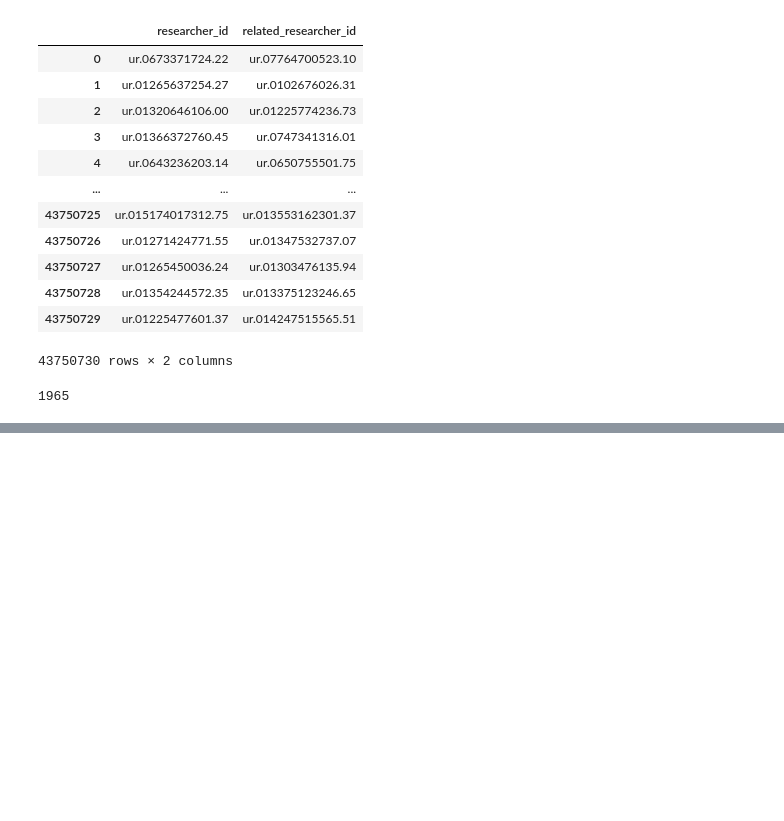
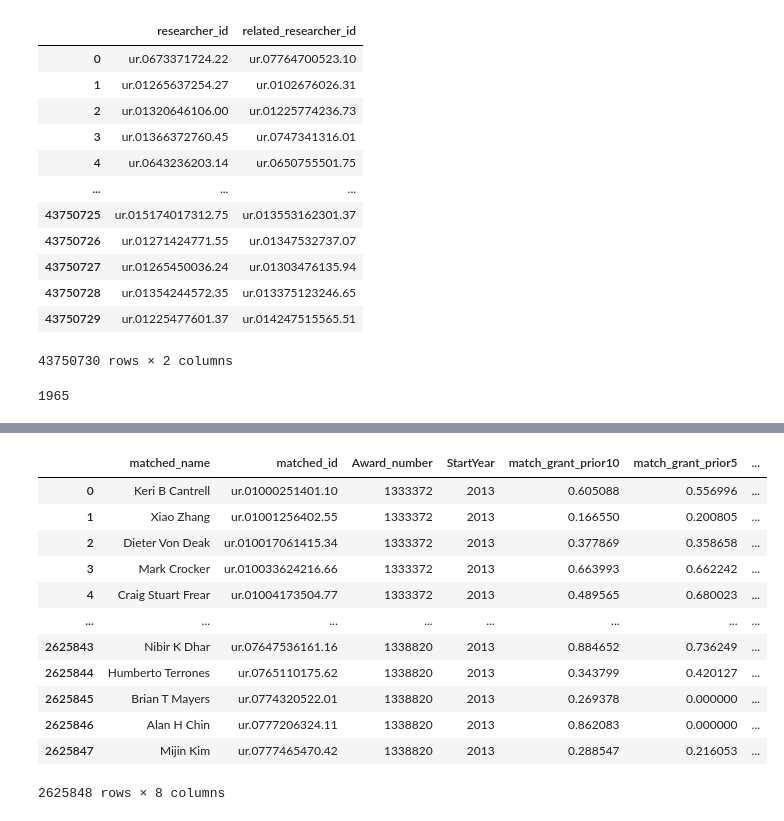
Before and after one commit to sciosci/sloan-lda-bib, a Jupyter notebook: researcher_lda_matching.ipynb, the cells around one changed output, grey strips where cells are left out. Saved outputs shown, nothing was run; the diff lists cells and outputs as text; code cells hidden in the pictures; blank space fills up the shorter version.

```diff
--- a/researcher_lda_matching.ipynb
+++ b/researcher_lda_matching.ipynb
@@ -733,0 +842,16 @@ foa_abstracts[foa_abstracts['PI'] == 'Alexander Miller']
+# %%
+pd.read_csv('./data/matched_foa_d110.csv')
+# %% [output]
+|  | matched_name | matched_id | Award_number | StartYear | match_grant_prior10 | match_grant_prior5 | ... |
+| 0 | Keri B Cantrell | ur.01000251401.10 | 1333372 | 2013 | 0.605088 | 0.556996 | ... |
+| 1 | Xiao Zhang | ur.01001256402.55 | 1333372 | 2013 | 0.166550 | 0.200805 | ... |
+| 2 | Dieter Von Deak | ur.010017061415.34 | 1333372 | 2013 | 0.377869 | 0.358658 | ... |
+| 3 | Mark Crocker | ur.010033624216.66 | 1333372 | 2013 | 0.663993 | 0.662242 | ... |
+| 4 | Craig Stuart Frear | ur.01004173504.77 | 1333372 | 2013 | 0.489565 | 0.680023 | ... |
+| ... | ... | ... | ... | ... | ... | ... | ... |
+| 2625843 | Nibir K Dhar | ur.07647536161.16 | 1338820 | 2013 | 0.884652 | 0.736249 | ... |
+| 2625844 | Humberto Terrones | ur.0765110175.62 | 1338820 | 2013 | 0.343799 | 0.420127 | ... |
+| 2625845 | Brian T Mayers | ur.0774320522.01 | 1338820 | 2013 | 0.269378 | 0.000000 | ... |
+| 2625846 | Alan H Chin | ur.0777206324.11 | 1338820 | 2013 | 0.862083 | 0.000000 | ... |
+| 2625847 | Mijin Kim | ur.0777465470.42 | 1338820 | 2013 | 0.288547 | 0.216053 | ... |
+2625848 rows × 8 columns
```
Also changed, not shown: parts of 26 cells of this notebook, 2 other files.
